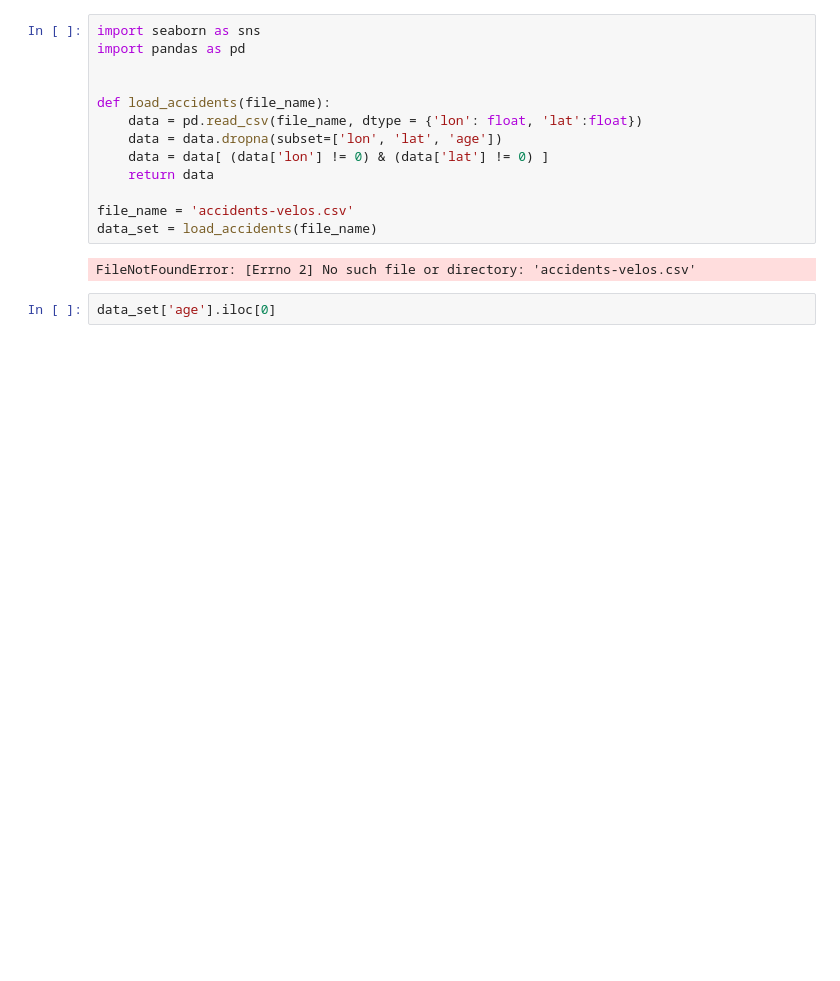
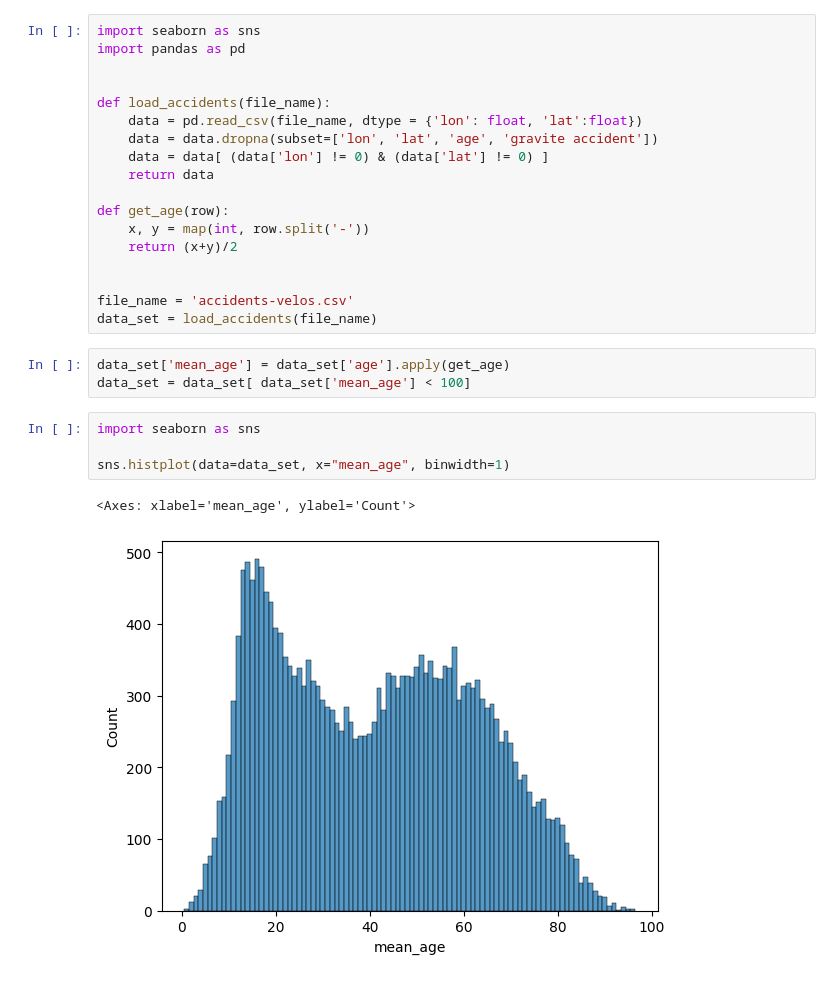
Before and after one commit to juan-barragan/hackathon-def, a Jupyter notebook: graph_exploring.ipynb, the cells around one changed output. Saved outputs shown, nothing was run; the diff lists cells and outputs as text; blank space fills up the shorter version.

```diff
--- a/graph_exploring.ipynb
+++ b/graph_exploring.ipynb
@@ -5,13 +5,24 @@ import pandas as pd
 
 def load_accidents(file_name):
     data = pd.read_csv(file_name, dtype = {'lon': float, 'lat':float})
-    data = data.dropna(subset=['lon', 'lat', 'age'])
+    data = data.dropna(subset=['lon', 'lat', 'age', 'gravite accident'])
     data = data[ (data['lon'] != 0) & (data['lat'] != 0) ]
     return data
 
+def get_age(row):
+    x, y = map(int, row.split('-'))
+    return (x+y)/2
+
+
 file_name = 'accidents-velos.csv'
 data_set = load_accidents(file_name)
-# %% [output]
-FileNotFoundError: [Errno 2] No such file or directory: 'accidents-velos.csv'
-# %%
-data_set['age'].iloc[0]
+# %%
+data_set['mean_age'] = data_set['age'].apply(get_age)
+data_set = data_set[ data_set['mean_age'] < 100]
+# %%
+import seaborn as sns
+
+sns.histplot(data=data_set, x="mean_age", binwidth=1)
+# %% [output]
+<Axes: xlabel='mean_age', ylabel='Count'>
+[figure, added]
```
Also changed, not shown: parts of 8 cells of this notebook.
